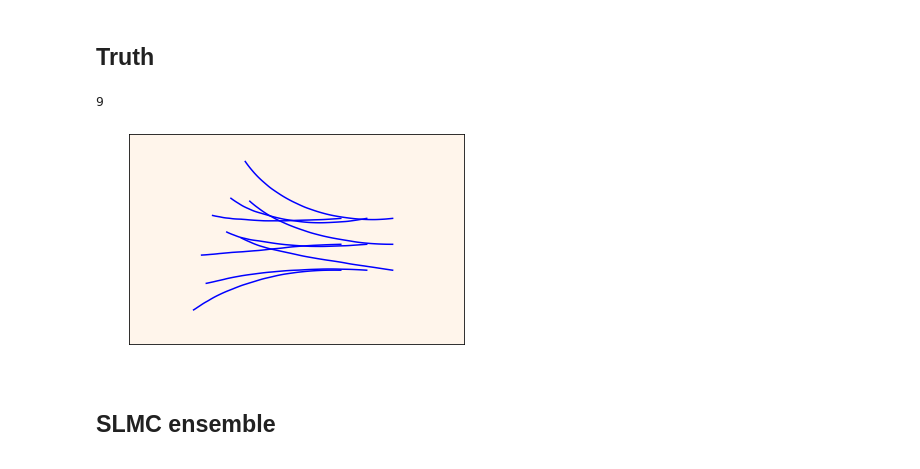
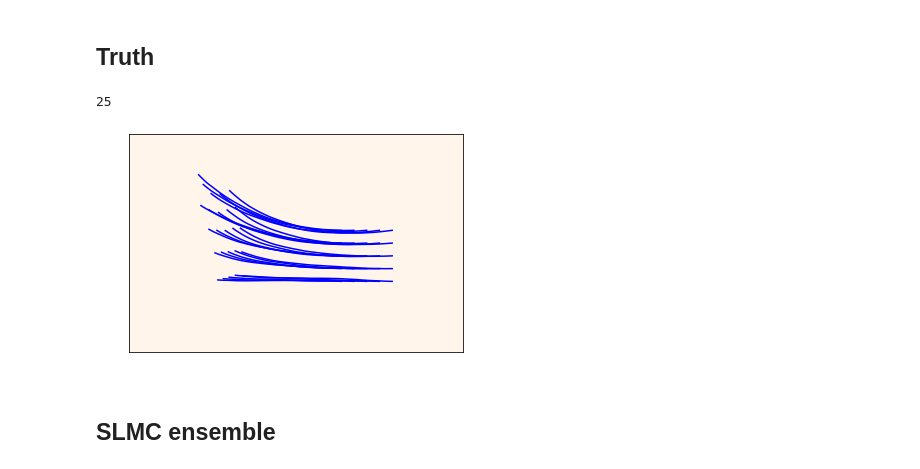
Before and after one commit to sintefmath/multilevelDA, a Jupyter notebook: notebooks/Basin-Drifter-PostProcessing.ipynb, the cells around one changed output. Cells and saved outputs as stored; diff of their text form; code cells hidden in the pictures.

```diff
--- a/notebooks/Basin-Drifter-PostProcessing.ipynb
+++ b/notebooks/Basin-Drifter-PostProcessing.ipynb
@@ -50,6 +50,6 @@ from utils.BasinPlot import *
 from utils.BasinParameters import *
 from utils.BasinEnsembleInit import *
 # %%
-grid_args = initGridSpecs(9)
+grid_args = initGridSpecs(10)
 # %%
 from gpuocean.utils import Observation, DrifterPlotHelper
@@ -71,15 +66,15 @@ true_trajectories.read_pickle(os.path.join(truth_path, "truth_trajectories.pickl
 # %%
 true_trajectories.get_num_drifters()
 # %% [output]
-9
+25
 # %%
-drifter_domain = DrifterPlotHelper.domain_around_drifter(true_trajectories, drifter_id=3, padding_in_km=15)
+drifter_domain = DrifterPlotHelper.domain_around_drifter(true_trajectories, drifter_id=10, padding_in_km=15)
 ax, extent = DrifterPlotHelper.make_generic_background(grid_args["dx"], grid_args["dy"], nx=grid_args["nx"], ny=grid_args["ny"], background_type="empty", return_extent=True)
 DrifterPlotHelper.set_drifter_zoom(ax, extent, drifter_domain, grid_args["dx"], grid_args["dy"])
 for d in range(true_trajectories.get_num_drifters()):
     DrifterPlotHelper.add_drifter_on_background(ax, true_trajectories, drifter_id=d)
 # %% [output]
-[figure, old version]
+[figure, new version]
 # %% [markdown]
 ## SLMC ensemble
 # %%
```
Also changed, not shown: parts of 13 cells of this notebook.
